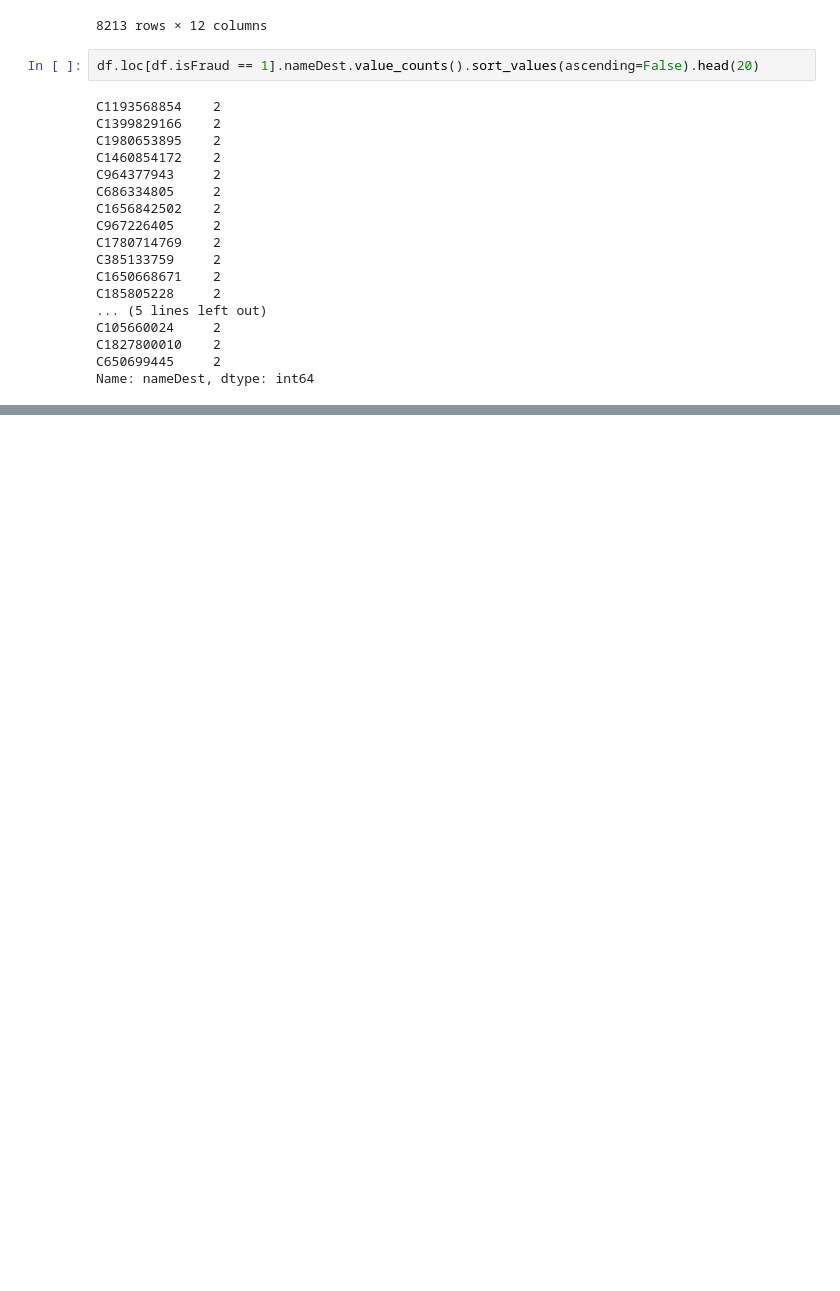
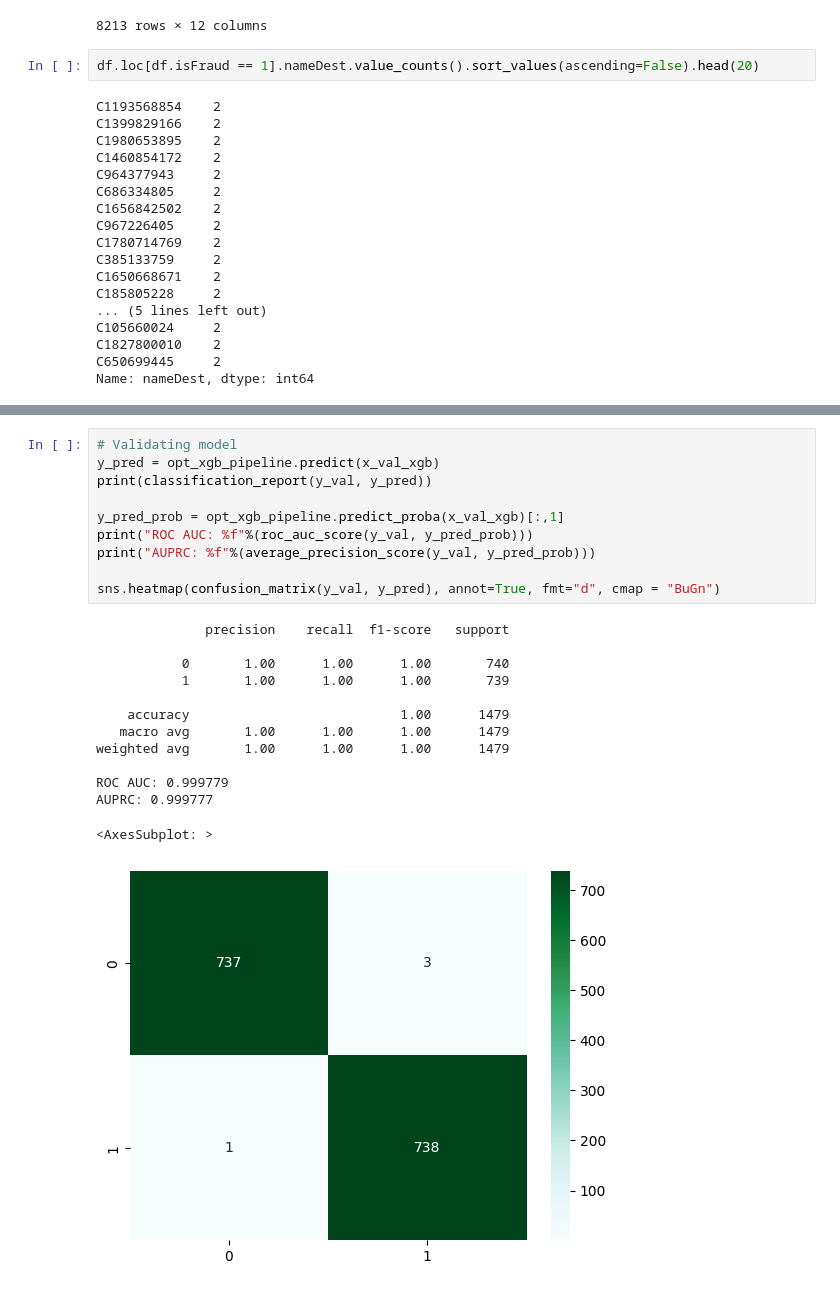
Before and after one commit to psyrgkan/Fraud-Investigation-Tableau, a Jupyter notebook: eda.ipynb, the cells around one changed output, grey strips where cells are left out. Saved outputs shown, nothing was run; the diff lists cells and outputs as text; blank space fills up the shorter version.

```diff
--- a/eda.ipynb
+++ b/eda.ipynb
@@ -164,0 +414,24 @@ df.loc[df.nameDest == 'C1399829166']
+# %%
+# Validating model
+y_pred = opt_xgb_pipeline.predict(x_val_xgb)
+print(classification_report(y_val, y_pred))
+
+y_pred_prob = opt_xgb_pipeline.predict_proba(x_val_xgb)[:,1]
+print("ROC AUC: %f"%(roc_auc_score(y_val, y_pred_prob)))
+print("AUPRC: %f"%(average_precision_score(y_val, y_pred_prob)))
+
+sns.heatmap(confusion_matrix(y_val, y_pred), annot=True, fmt="d", cmap = "BuGn")
+# %% [output]
+              precision    recall  f1-score   support
+
+           0       1.00      1.00      1.00       740
+           1       1.00      1.00      1.00       739
+
+    accuracy                           1.00      1479
+   macro avg       1.00      1.00      1.00      1479
+weighted avg       1.00      1.00      1.00      1479
+
+ROC AUC: 0.999779
+AUPRC: 0.999777
+<AxesSubplot: >
+[figure, added]
```
Also changed, not shown: parts of 23 cells of this notebook, 4 other files.
